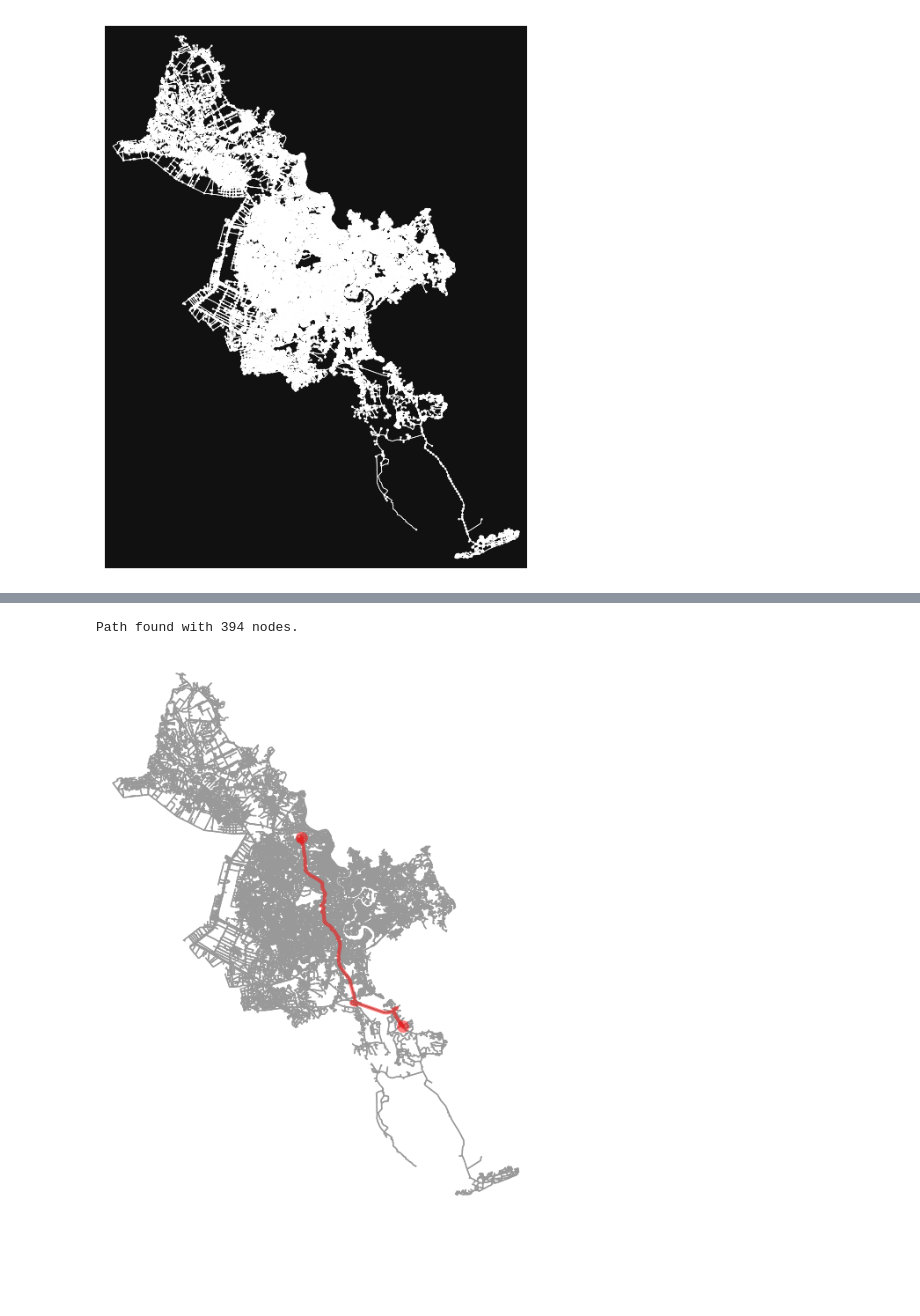
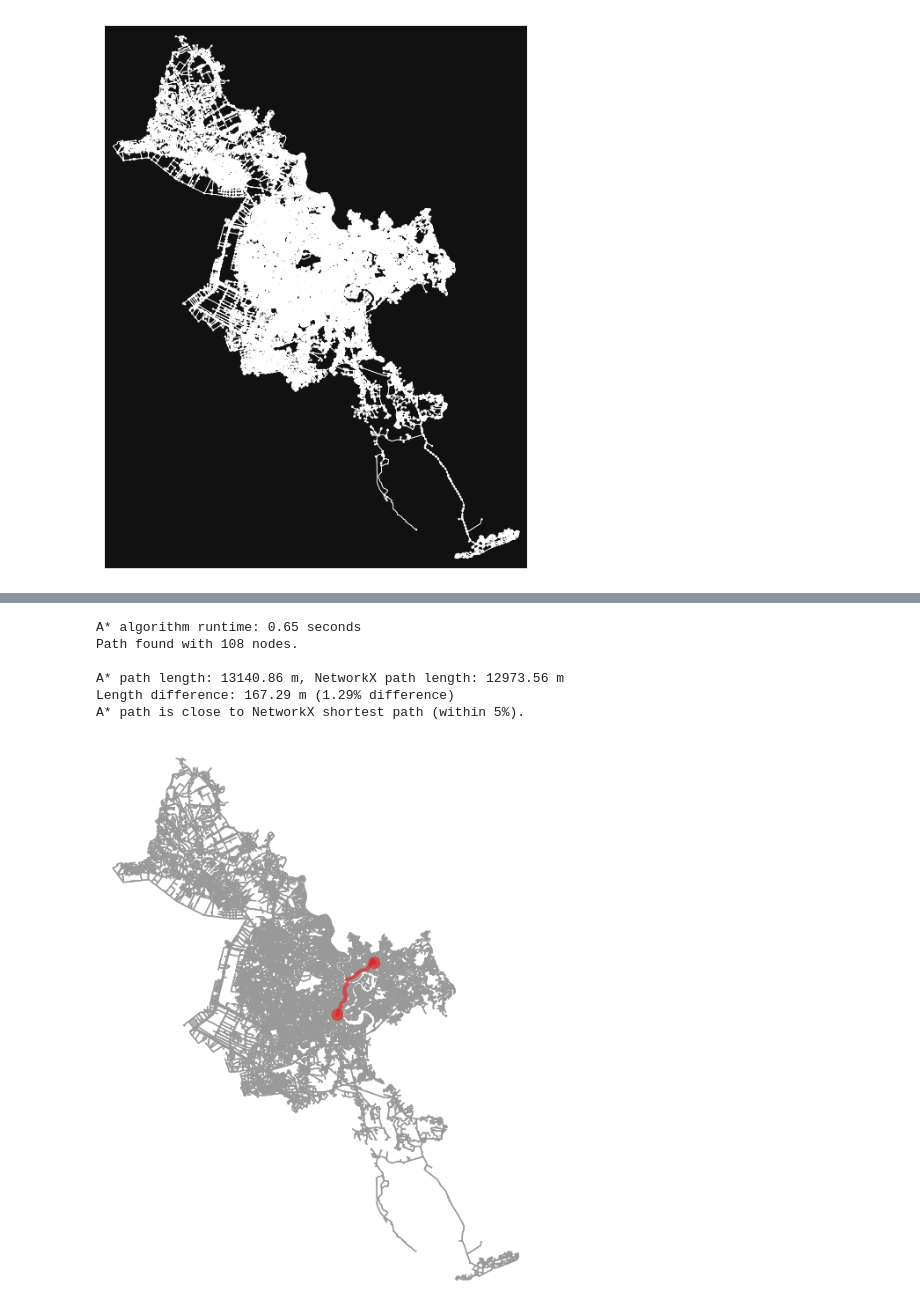
Before and after one commit to v-diepttn147/ParallelComputingA2, a Jupyter notebook: sequential_astar.ipynb, the cells around one changed output, grey strips where cells are left out. Cells and saved outputs as stored; diff of their text form; code cells hidden in the pictures; blank space fills up the shorter version.

```diff
--- a/sequential_astar.ipynb
+++ b/sequential_astar.ipynb
@@ -17,11 +38,20 @@ plt.show()
 # %%
-# ---------- Heuristic ----------
-def heuristic(a, b):
+# ---------- Heuristic (vector-based) ----------
+def heuristic_vector(a, b):
     coord_a = (G.nodes[a]['y'], G.nodes[a]['x'])
     coord_b = (G.nodes[b]['y'], G.nodes[b]['x'])
-    base = geodesic(coord_a, coord_b).meters
-    noise = random.uniform(-0.1 * base, 0.1 * base)  # ±10% noise
-    return base + noise
+    straight_line = geodesic(coord_a, coord_b).meters
+    time_estimate = straight_line / 13.89  # assume ~50 km/h average speed (13.89 m/s)
+
+    # Add random factor to simulate dynamic, uncertain heuristic
+    noise_distance = random.uniform(-0.1 * straight_line, 0.1 * straight_line)  # ±10%
+    noise_time = random.uniform(-0.1 * time_estimate, 0.1 * time_estimate)
+
+    return [straight_line + noise_distance, time_estimate + noise_time]
+# %%
+# ---------- Combine vector f using weights ----------
+def combine_f(g_vector, h_vector, weight_distance=0.7, weight_time=0.3):
+    return weight_distance * (g_vector[0] + h_vector[0]) + weight_time * (g_vector[1] + h_vector[1])
 # %%
 # ---------- Path Reconstruction ----------
 def reconstruct_path(came_from, current):
@@ -72,11 +105,43 @@ Start node: 5762773560, Goal node: 7400553519
-# %%
-# ---------- Run A* ----------
-path = astar(G, start, goal)
-if path:
-    print(f"Path found with {len(path)} nodes.")
-    ox.plot_graph_route(G, path, route_linewidth=3, node_size=0, bgcolor='white')
-else:
-    print("No path found.")
-# %% [output]
-Path found with 394 nodes.
-[figure, removed]
+# %%
+# ---------- Run A* ----------
+start_time = time.time()
+path = astar(G, start_node, goal_node)
+end_time = time.time()
+runtime = end_time - start_time
+print(f"A* algorithm runtime: {runtime:.2f} seconds")
+if path:
+    print(f"Path found with {len(path)} nodes.\n")
+
+    # ---------- Testing correctness ----------
+    # Example check: compare path length and time to NetworkX shortest path
+    try:
+        nx_shortest = nx.shortest_path(G, start_node, goal_node, weight='length')
+        a_star_length = sum(G.edges[u, v, 0]['length'] for u, v in zip(path[:-1], path[1:]))
+        nx_length = sum(G.edges[u, v, 0]['length'] for u, v in zip(nx_shortest[:-1], nx_shortest[1:]))
+
+        length_diff = abs(a_star_length - nx_length)
+        percent_diff = (length_diff / nx_length) * 100
+
+        print(f"A* path length: {a_star_length:.2f} m, NetworkX path length: {nx_length:.2f} m")
+        print(f"Length difference: {length_diff:.2f} m ({percent_diff:.2f}% difference)")
+
+        if percent_diff < 5:
+            print("A* path is close to NetworkX shortest path (within 5%).")
+        else:
+            print("A* path differs significantly from NetworkX shortest path.")
+
+    except Exception as e:
+        print(f"Could not compute NetworkX shortest path for comparison: {e}")
+
+    ox.plot_graph_route(G, path, route_linewidth=3, node_size=0, bgcolor='white')
+
+else:
+    print("No path found.")
+# %% [output]
+A* algorithm runtime: 0.65 seconds
+Path found with 108 nodes.
+
+A* path length: 13140.86 m, NetworkX path length: 12973.56 m
+Length difference: 167.29 m (1.29% difference)
+A* path is close to NetworkX shortest path (within 5%).
+[figure, added]
```
Also changed, not shown: parts of 4 cells of this notebook.
